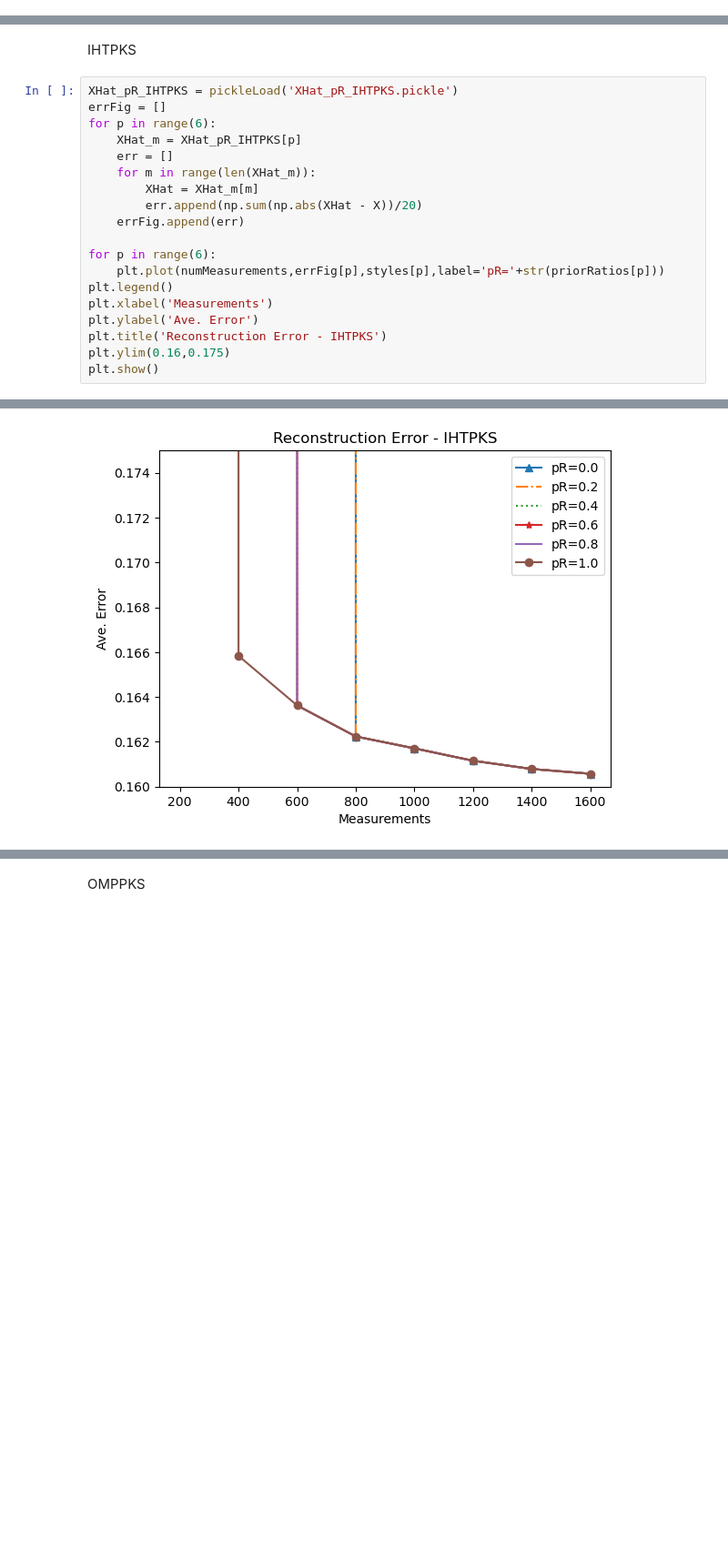
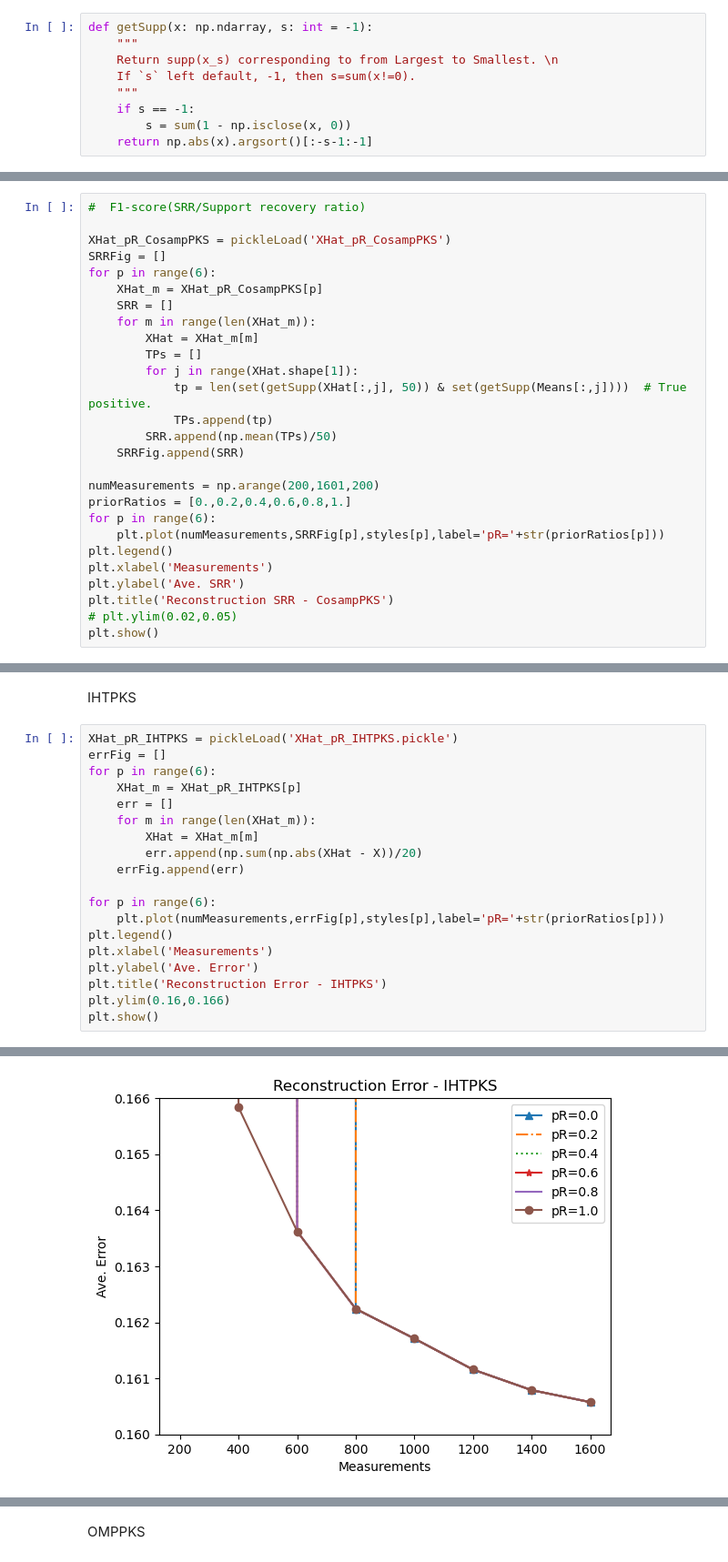
Before and after one commit to LIU-Xnd/CompressiveSensing, a Jupyter notebook: Test.ipynb, the cells around one changed output, grey strips where cells are left out. Shown: that part at 91% size. Cells and saved outputs as stored; diff of their text form; blank space fills up the shorter version.

```diff
--- a/Test.ipynb
+++ b/Test.ipynb
@@ -31,6 +31,15 @@ def pickleLoad(filename):
         cache = pickle.load(f)
     print("PickleLoad Succeeded. Make sure it's assigned to a variable.")
     return cache
+# %%
+def getSupp(x: np.ndarray, s: int = -1):
+    """
+    Return supp(x_s) corresponding to from Largest to Smallest. \n
+    If `s` left default, -1, then s=sum(x!=0).
+    """
+    if s == -1:
+        s = sum(1 - np.isclose(x, 0))
+    return np.abs(x).argsort()[:-s-1:-1]
 # %%
 X = pickleLoad('X')
 XHat_pR_IRLSPKS = pickleLoad('XHat_pR_IRLSPKS.pickle')
@@ -144,3 +243,30 @@ plt.show()
 # %% [output]
 PickleLoad Succeeded. Make sure it's assigned to a variable.
 [figure]
+# %%
+#  F1-score(SRR/Support recovery ratio)
+
+XHat_pR_CosampPKS = pickleLoad('XHat_pR_CosampPKS')
+SRRFig = []
+for p in range(6):
+    XHat_m = XHat_pR_CosampPKS[p]
+    SRR = []
+    for m in range(len(XHat_m)):
+        XHat = XHat_m[m]
+        TPs = []
+        for j in range(XHat.shape[1]):
+            tp = len(set(getSupp(XHat[:,j], 50)) & set(getSupp(Means[:,j])))  # True positive.
+            TPs.append(tp)
+        SRR.append(np.mean(TPs)/50)
+    SRRFig.append(SRR)
+
+numMeasurements = np.arange(200,1601,200)
+priorRatios = [0.,0.2,0.4,0.6,0.8,1.]
+for p in range(6):
+    plt.plot(numMeasurements,SRRFig[p],styles[p],label='pR='+str(priorRatios[p]))
+plt.legend()
+plt.xlabel('Measurements')
+plt.ylabel('Ave. SRR')
+plt.title('Reconstruction SRR - CosampPKS')
+# plt.ylim(0.02,0.05)
+plt.show()
@@ -149,22 +278,22 @@ IHTPKS
 # %%
 XHat_pR_IHTPKS = pickleLoad('XHat_pR_IHTPKS.pickle')
 errFig = []
 for p in range(6):
     XHat_m = XHat_pR_IHTPKS[p]
     err = []
     for m in range(len(XHat_m)):
         XHat = XHat_m[m]
         err.append(np.sum(np.abs(XHat - X))/20)
     errFig.append(err)
 
 for p in range(6):
     plt.plot(numMeasurements,errFig[p],styles[p],label='pR='+str(priorRatios[p]))
 plt.legend()
 plt.xlabel('Measurements')
 plt.ylabel('Ave. Error')
 plt.title('Reconstruction Error - IHTPKS')
-plt.ylim(0.16,0.175)
+plt.ylim(0.16,0.166)
 plt.show()
 # %% [output]
 PickleLoad Succeeded. Make sure it's assigned to a variable.
-[figure, old version]
+[figure, new version]
```
Also changed, not shown: parts of 10 cells of this notebook.
